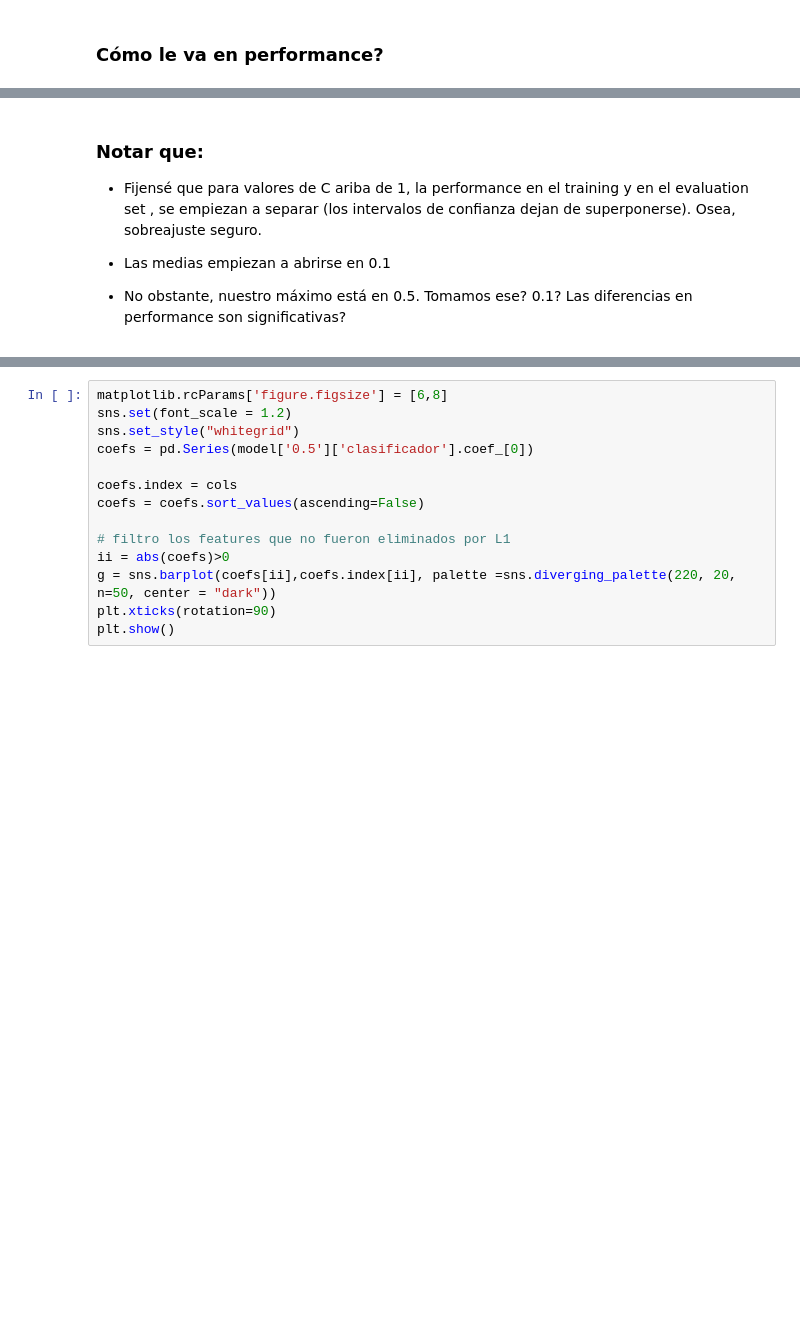
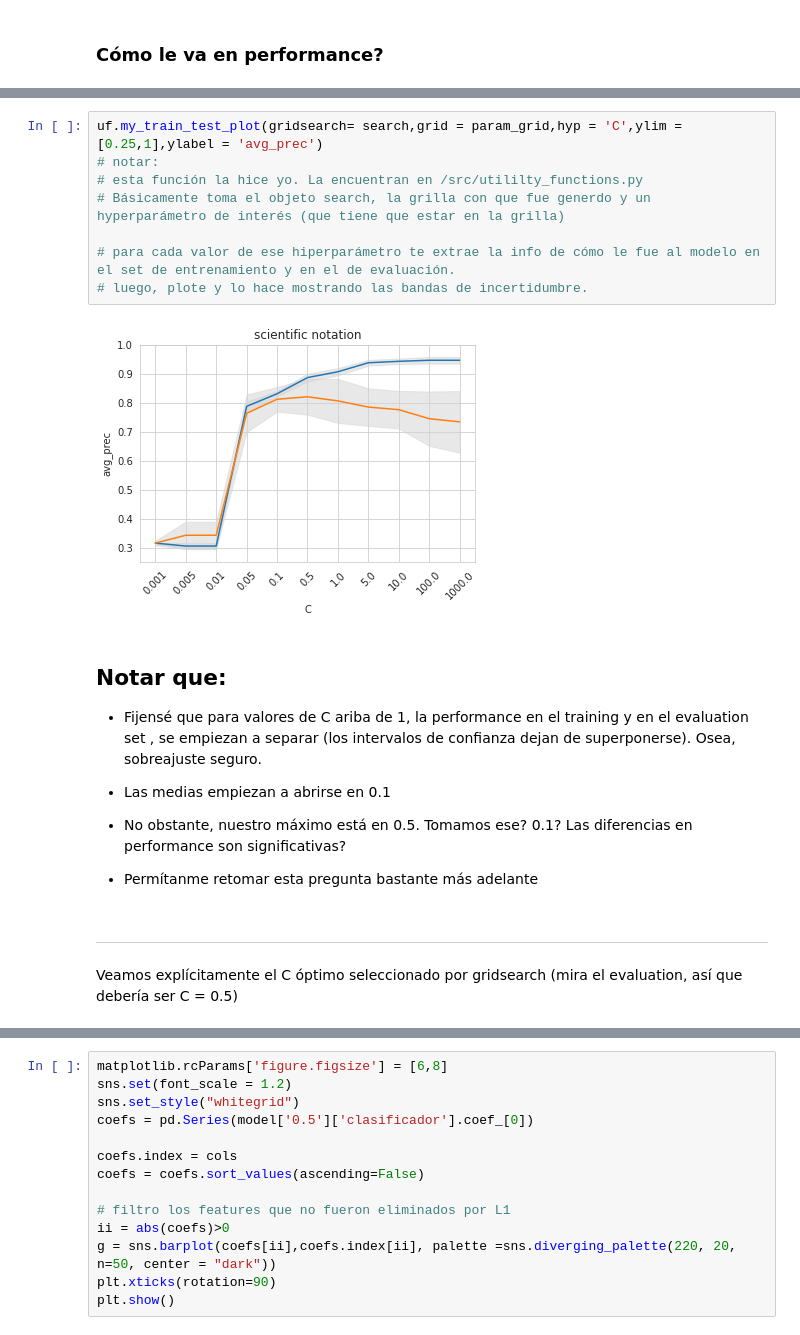
Before and after one commit to JulianaSevero/ML_workshop2020, a Jupyter notebook: notebooks/wb2_LogisticRegression.ipynb, the cells around one changed output, grey strips where cells are left out. Drawn from its saved outputs; the diff is of its cells as text; blank space fills up the shorter version.

```diff
--- a/notebooks/wb2_LogisticRegression.ipynb
+++ b/notebooks/wb2_LogisticRegression.ipynb
@@ -196,6 +126,21 @@ Text(0.5, 0, 'regularization parameter')
+# %%
+uf.my_train_test_plot(gridsearch= search,grid = param_grid,hyp = 'C',ylim = [0.25,1],ylabel = 'avg_prec')
+# notar:
+# esta función la hice yo. La encuentran en /src/utililty_functions.py
+# Básicamente toma el objeto search, la grilla con que fue generdo y un hyperparámetro de interés (que tiene que estar en la grilla)
+
+# para cada valor de ese hiperparámetro te extrae la info de cómo le fue al modelo en el set de entrenamiento y en el de evaluación.
+# luego, plote y lo hace mostrando las bandas de incertidumbre.
+# %% [output]
+[figure, added]
 # %% [markdown]
-### Notar que:
+## Notar que:
 * Fijensé que para valores de C ariba de 1, la performance en el training y en el evaluation set , se empiezan a separar (los intervalos de confianza dejan de superponerse). Osea, sobreajuste seguro.
 
 * Las medias empiezan a abrirse en 0.1
 * No obstante, nuestro máximo está en 0.5. Tomamos ese? 0.1? Las diferencias en performance son significativas?
+* Permítanme retomar esta pregunta bastante más adelante
+# %% [markdown]
+******************************
+# %% [markdown]
+Veamos explícitamente el C óptimo seleccionado por gridsearch (mira el evaluation, así que debería ser C = 0.5)
```
Also changed, not shown: parts of 44 cells of this notebook.
